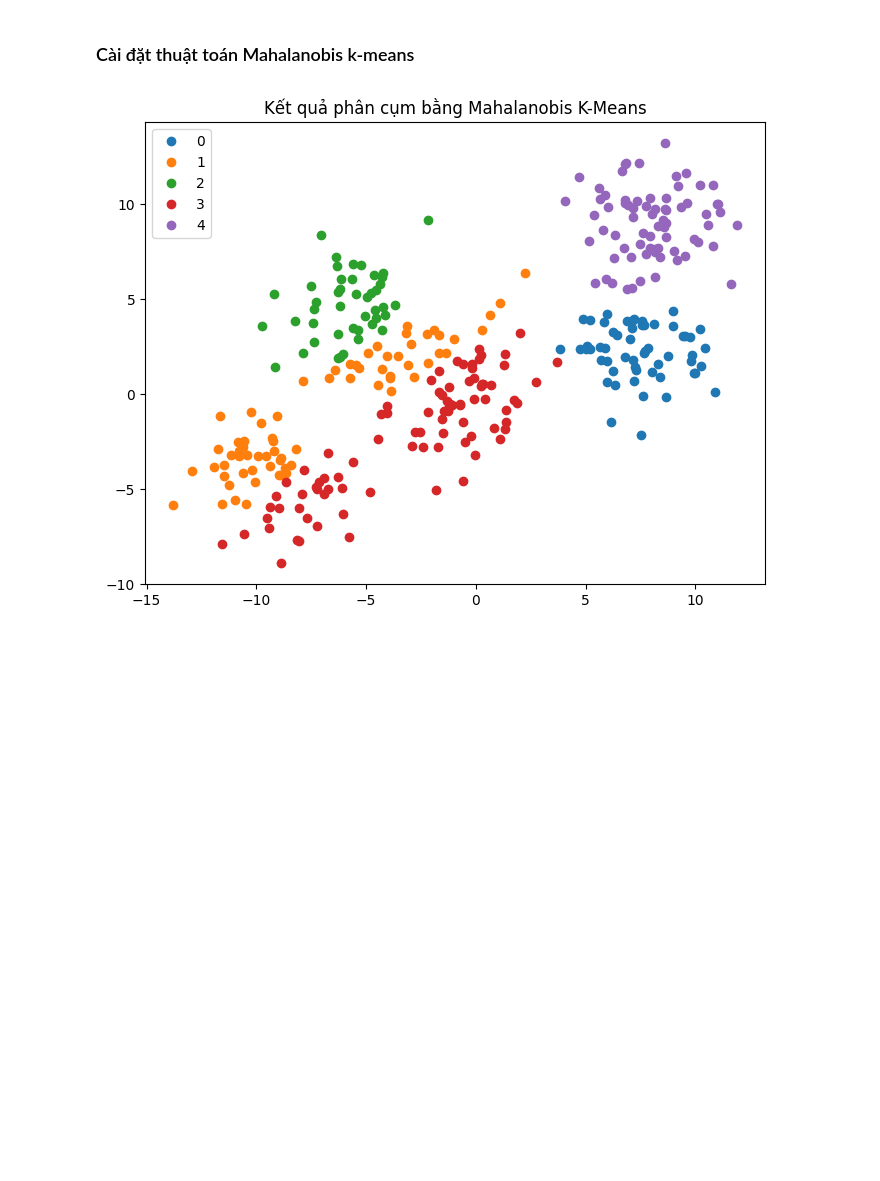
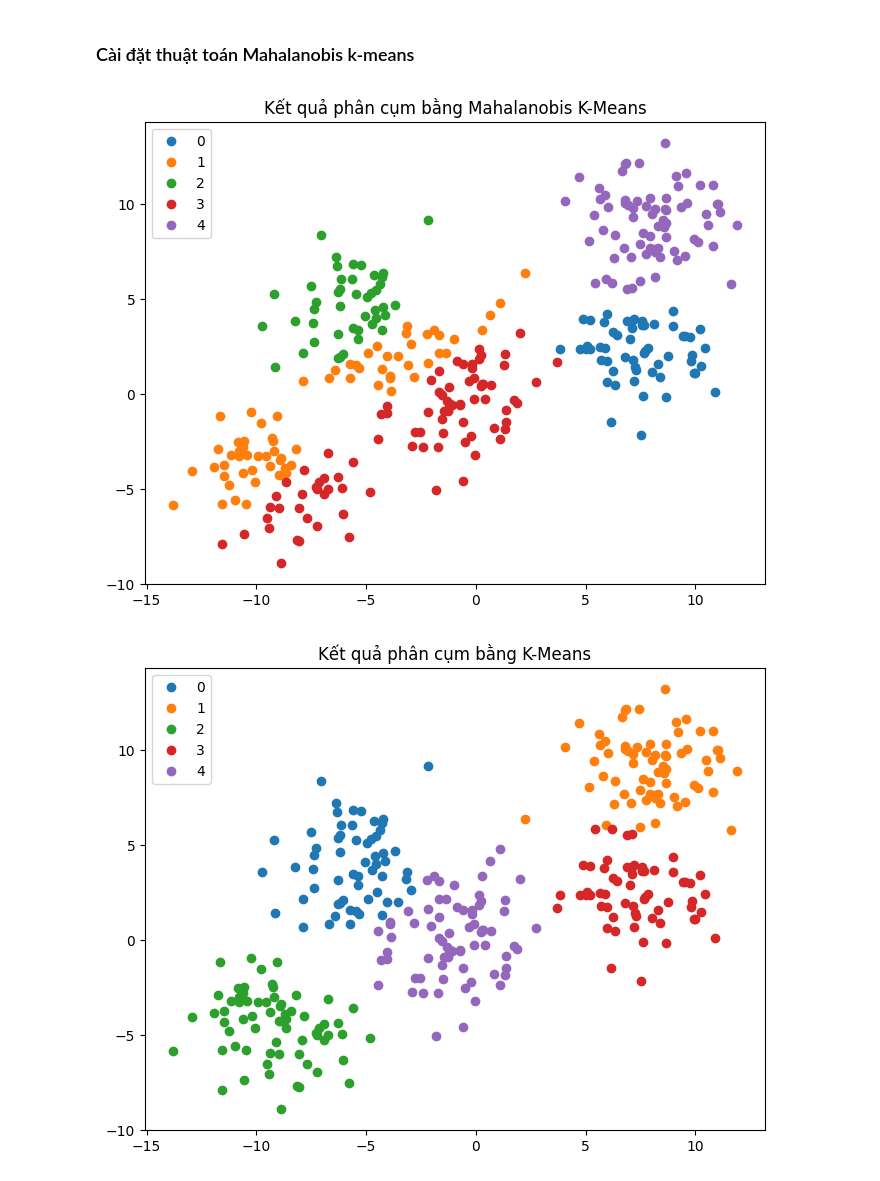
Before and after one commit to tano-dev/Data-Mining_MTH10358, a Jupyter notebook: Homeworks/TH/8/BTTH_DM_23110163_Tuan8.ipynb, the cells around one changed output. Cells and saved outputs as stored; diff of their text form; code cells hidden in the pictures; blank space fills up the shorter version.

```diff
--- a/Homeworks/TH/8/BTTH_DM_23110163_Tuan8.ipynb
+++ b/Homeworks/TH/8/BTTH_DM_23110163_Tuan8.ipynb
@@ -110,29 +110,23 @@ class MahalanobisKMeans:
     def fit(self, X):
         n_samples, n_features = X.shape
 
-        # 1. Khởi tạo ngẫu nhiên tâm cụm (centroids)
         random_idx = np.random.permutation(n_samples)[:self.n_clusters]
         self.centroids = X[random_idx]
 
-        # Khởi tạo ma trận nghịch đảo hiệp phương sai (ma trận đơn vị) và log_det = 0
         self.inv_covariances = [np.eye(n_features) for _ in range(self.n_clusters)]
         self.log_dets = np.zeros(self.n_clusters)
         self.labels = np.zeros(n_samples)
 
         for iteration in range(self.max_iter):
             old_centroids = self.centroids.copy()
-
-            # 2. Bước Gán (Assignment): Tính khoảng cách Mahalanobis + log_det penalty
             distances = np.zeros((n_samples, self.n_clusters))
             for k in range(self.n_clusters):
                 diff = X - self.centroids[k]
-                # Mahalanobis distance + ln(|Sigma|)
                 mahalanobis_dist = np.sum(np.dot(diff, self.inv_covariances[k]) * diff, axis=1)
                 distances[:, k] = mahalanobis_dist + self.log_dets[k]
 
             self.labels = np.argmin(distances, axis=1)
 
-            # 3. Bước Cập nhật (Update)
             for k in range(self.n_clusters):
                 cluster_data = X[self.labels == k]
 
@@ -143,44 +137,66 @@ class MahalanobisKMeans:
 
                     self.inv_covariances[k] = np.linalg.inv(cov_matrix)
 
-                    # Tính logarit định thức một cách an toàn (tránh underflow/overflow)
                     sign, log_det = np.linalg.slogdet(cov_matrix)
                     self.log_dets[k] = log_det
 
-            # 4. Kiểm tra hội tụ
             shift = np.linalg.norm(self.centroids - old_centroids)
             if shift < self.tol:
                 break
 
         return self
 
     def predict(self, X):
         n_samples = X.shape[0]
         distances = np.zeros((n_samples, self.n_clusters))
         for k in range(self.n_clusters):
             diff = X - self.centroids[k]
             mahalanobis_dist = np.sum(np.dot(diff, self.inv_covariances[k]) * diff, axis=1)
-            # Khi predict dữ liệu mới cũng phải cộng log_det của cụm đó
             distances[:, k] = mahalanobis_dist + self.log_dets[k]
 
         return np.argmin(distances, axis=1)
 
-# Tạo dữ liệu mẫu
+# Seeding
 random.seed(234)
 np.random.seed(234)
 x, _ = make_blobs(n_samples=330, centers=5, cluster_std=1.84)
-# Áp dụng Mahalanobis K-Means
+# Insert Mahalanobis K-Means
 mk = MahalanobisKMeans(n_clusters=5, max_iter=100, tol=1e-6, reg_covar=1e-6)
 mk.fit(x)
 pred_mk = mk.predict(x)
-# Trực quan hóa kết quả
+# Plotting
 df_mk = pd.DataFrame({'x': x[:, 0], 'y': x[:, 1], 'cluster': pred_mk})
 groups_mk = df_mk.groupby('cluster')
 fig, ax = plt.subplots(figsize=(8, 6))
 for name, group in groups_mk:
     ax.plot(group.x, group.y, marker='o', linestyle='', label=name)
 ax.legend()
 plt.title('Kết quả phân cụm bằng Mahalanobis K-Means')
 plt.show()
+
+# K-means
+km = KMeans(n_clusters=5, random_state=234).fit(x)
+pred_km = km.predict(x)
+df_km = pd.DataFrame({'x': x[:, 0], 'y': x[:, 1], 'cluster': pred_km})
+groups_km = df_km.groupby('cluster')
+fig, ax = plt.subplots(figsize=(8, 6))
+for name, group in groups_km:
+    ax.plot(group.x, group.y, marker='o', linestyle='', label=name)
+ax.legend()
+plt.title('Kết quả phân cụm bằng K-Means')
+plt.show()
+
+# GMM
+gm = GaussianMixture(n_components=5, random_state=234).fit(x)
+pred_gm = gm.predict(x)
+df_gm = pd.DataFrame({'x': x[:, 0], 'y': x[:, 1], 'cluster': pred_gm})
+groups_gm = df_gm.groupby('cluster')
+fig, ax = plt.subplots(figsize=(8, 6))
+for name, group in groups_gm:
+    ax.plot(group.x, group.y, marker='o', linestyle='', label=name)
+ax.legend()
+plt.title('Kết quả phân cụm bằng Gaussian Mixture Model')
+plt.show()
 # %% [output]
 [figure]
+[figure, added]
```
Also changed, not shown: parts of 2 cells of this notebook, 7 other files.
